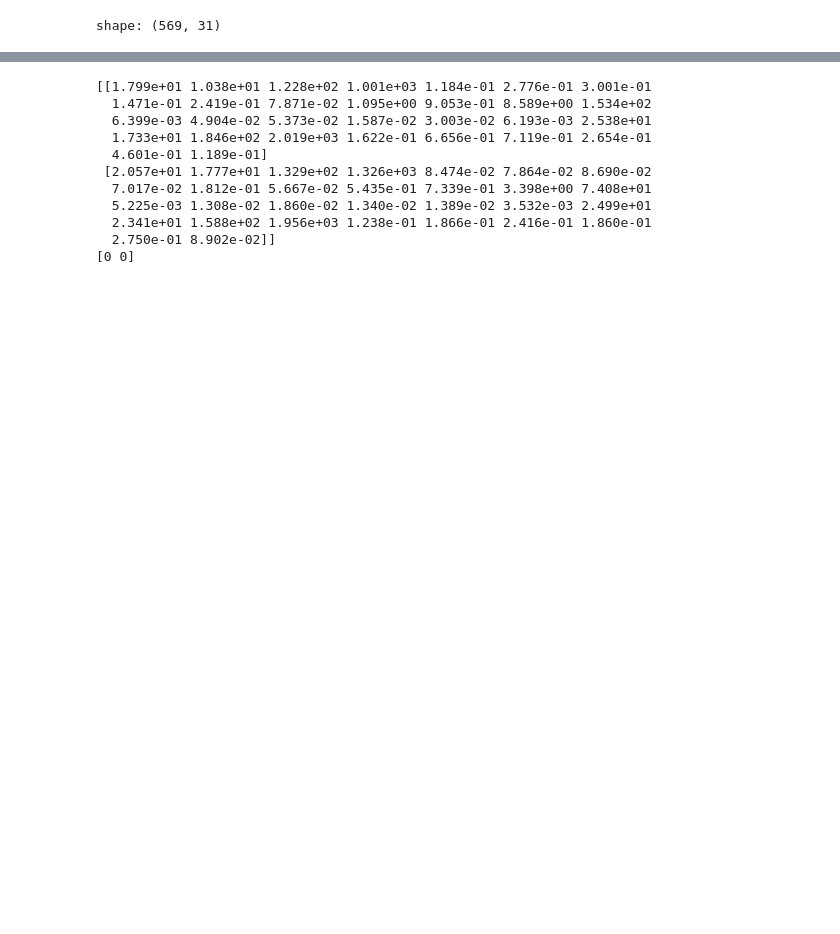
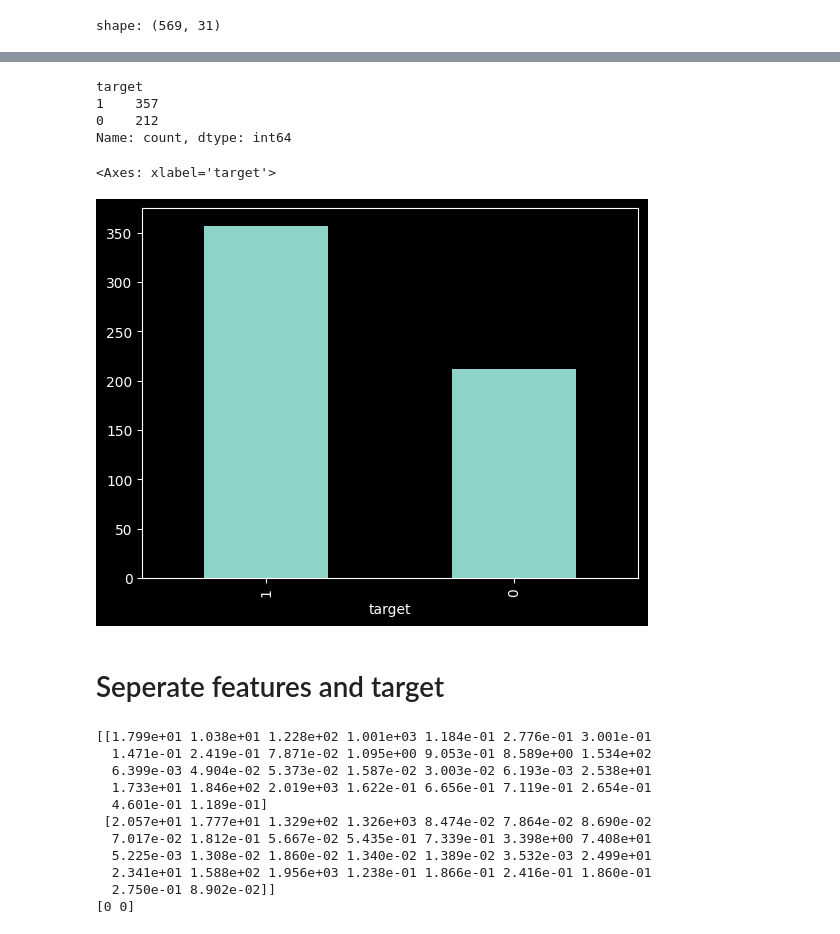
Before and after one commit to ash322ash422/tut_ml, a Jupyter notebook: 2_misc_DimensionReduction_PCA-tSNE-SVD-LDA/PCA_1_explained_with_example_breast_cancer.ipynb, the cells around one changed output, grey strips where cells are left out. Drawn from its saved outputs; the diff is of its cells as text; code cells hidden in the pictures; blank space fills up the shorter version.

```diff
--- a/2_misc_DimensionReduction_PCA-tSNE-SVD-LDA/PCA_1_explained_with_example_breast_cancer.ipynb
+++ b/2_misc_DimensionReduction_PCA-tSNE-SVD-LDA/PCA_1_explained_with_example_breast_cancer.ipynb
@@ -19,4 +30,6 @@ plt.style.use('dark_background')
 # %%
-df = pd.read_csv("breast_cancer.csv")
-print(df.head(5)) # first 5 records
+df = pd.read_csv("data_breast_cancer.csv")
+# df = pd.read_csv("https://raw.githubusercontent.com/ash322ash422/data/refs/heads/main/data_breast_cancer.csv")
+
+df
 # %% [output]
@@ -46,3 +111,18 @@ shape: (569, 31)
+# %%
+# Count unique values and plot as a bar chart
+print(df['target'].value_counts())
+df['target'].value_counts().plot(kind='bar')
+
+# Observation: Mildly imbalanced
+# %% [output]
+target
+1    357
+0    212
+Name: count, dtype: int64
+<Axes: xlabel='target'>
+[figure, added]
+# %% [markdown]
+# Seperate features and target
 # %%
 # Extract X (independent variables/features). We apply PCA technique to this feature space.
 X = df.drop(columns=["target"]).values  # Convert to numpy.ndarray
```
Also changed, not shown: parts of 35 cells of this notebook, 16 other files.
